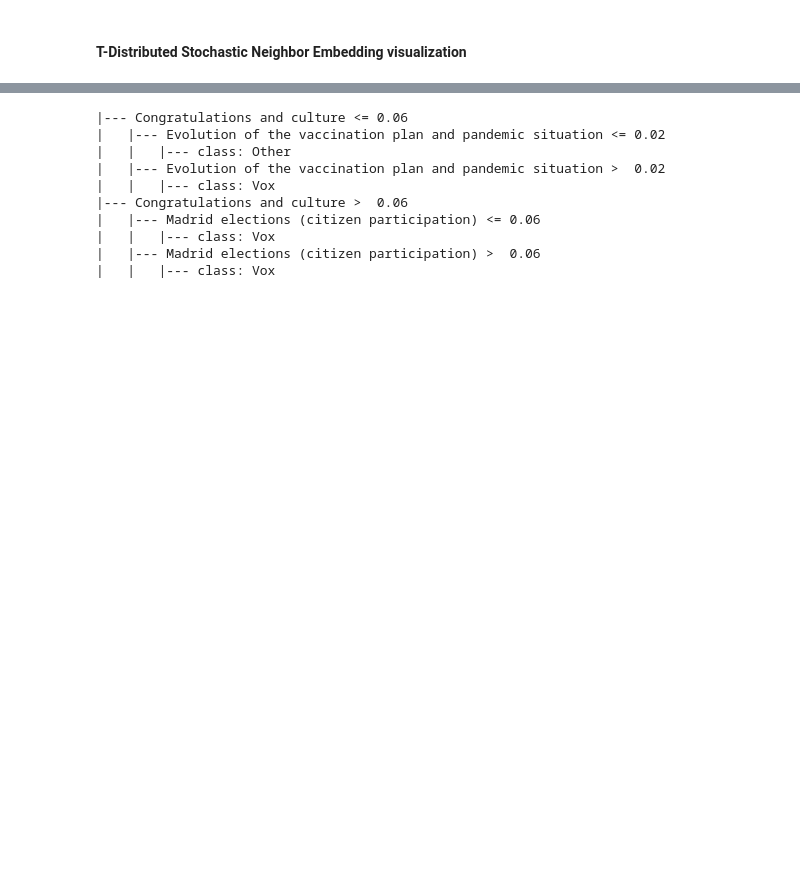
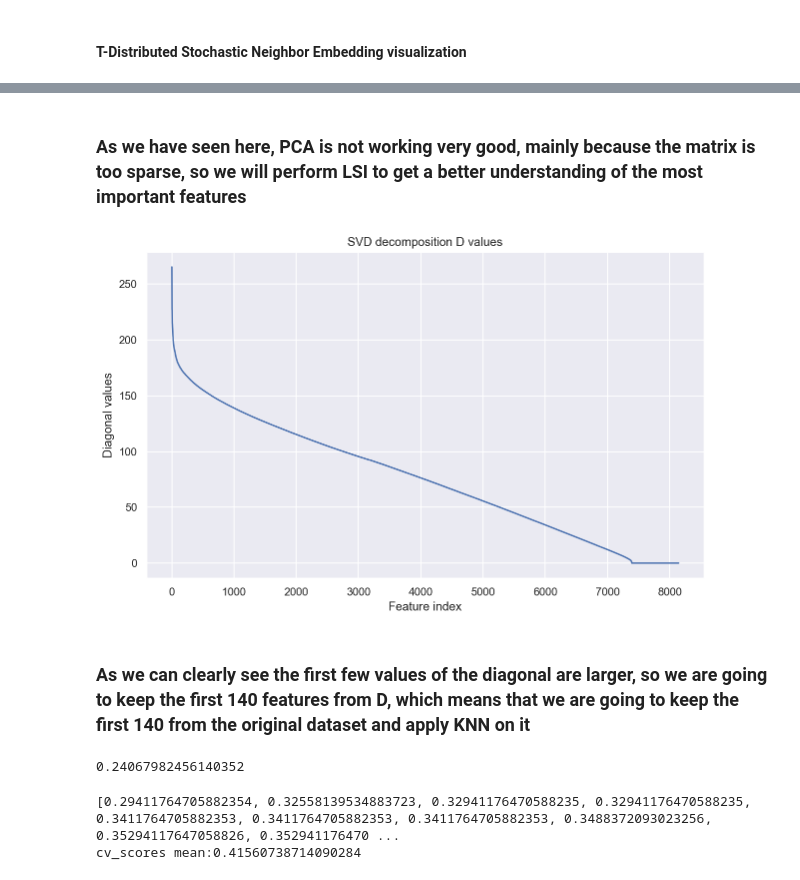
Before and after one commit to saizk/NLP-with-Spanish-Politicians-Tweets, a Jupyter notebook: task2_classification_tfidf.ipynb, the cells around one changed output, grey strips where cells are left out. Saved outputs shown, nothing was run; the diff lists cells and outputs as text; code cells hidden in the pictures; blank space fills up the shorter version.

Commit message:
task 2 tfidf SVD and then KNN

```diff
--- a/task2_classification_tfidf.ipynb
+++ b/task2_classification_tfidf.ipynb
@@ -35,0 +41,14 @@ del final_df['Author']
+# %%
+lista = tfidf[bow]
+
+dict_2_list = []
+for i in range(0,len(lista)):
+    item_dict = {item[0]: item[1] for item in lista[i]}
+    dict_2_list.append(item_dict)
+
+
+data = pd.DataFrame(dict_2_list) #We create the new dataframe with the new dictionary
+data.fillna(0,inplace=True) #We fill the nans with 0 as the vectors were sparse
+
+data["Mayor Parties"] = tm_dataframe["Mayor Parties"]
+data
@@ -37,7 +70,7 @@ del final_df['Author']
 ### Sets split
 # %%
 #we separate our data into training and test
-df_test, df_train = train_test_split(final_df, test_size=0.7, random_state=420)
+df_test, df_train = train_test_split(data, test_size=0.7, random_state=420)
 
 df_test, df_val = train_test_split(df_test, test_size=0.5, random_state=420)
 
@@ -300,14 +130,0 @@ X_val = df_val.iloc[:,2:-2]
-# %%
-max_depth = range(2,14)
-criterion = ['gini', 'entropy']
-clf_GS = GridSearchCV(estimator = DecisionTreeClassifier(),
-                      param_grid = {'criterion':criterion,'max_depth':max_depth},
-                      n_jobs = -1)
-clf_GS.fit(X_train, Y_train)
-
-print(clf_GS.best_score_)
-print(clf_GS.best_params_)
-
-tree_classifier = DecisionTreeClassifier(**clf_GS.best_params_).fit(X_train,Y_train)
-print(f'Accuracy on trainset: {tree_classifier.score(X_train,Y_train)}')
-print(f'Accuracy on testset: {tree_classifier.score(X_test,Y_test)}')
@@ -363,13 +130,0 @@ Accuracy on testset:  0.29049897470950103
-# %%
-print(export_text(tree_classifier, feature_names=list(final_df.columns[2:-4])))
-# %% [output]
-|--- Congratulations and culture <= 0.06
-|   |--- Evolution of the vaccination plan and pandemic situation <= 0.02
-|   |   |--- class: Other
-|   |--- Evolution of the vaccination plan and pandemic situation >  0.02
-|   |   |--- class: Vox
-|--- Congratulations and culture >  0.06
-|   |--- Madrid elections (citizen participation) <= 0.06
-|   |   |--- class: Vox
-|   |--- Madrid elections (citizen participation) >  0.06
-|   |   |--- class: Vox
@@ -381,0 +131,15 @@ print(export_text(tree_classifier, feature_names=list(final_df.columns[2:-4])))
+# %% [markdown]
+### As we have seen here, PCA is not working very good, mainly because the matrix is too sparse, so we will perform LSI to get a better understanding of the most important features
+# %%
+Dtra, Stra, Ttra = np.linalg.svd(X_train)
+# %%
+plt.figure()
+plt.title('SVD decomposition D values')
+plt.xlabel('Feature index')
+plt.ylabel('Diagonal values')
+plt.plot(Stra)
+plt.show()
+# %% [output]
+[figure, added]
+# %% [markdown]
+### As we can clearly see the first few values of the diagonal are larger, so we are going to keep the first 140 features from D, which means that we are going to keep the first 140 from the original dataset and apply KNN on it
@@ -381,0 +154,11 @@ print(export_text(tree_classifier, feature_names=list(final_df.columns[2:-4])))
+# %%
+from sklearn.neighbors import KNeighborsClassifier
+# Create KNN classifier
+knn = KNeighborsClassifier(n_neighbors = 15)
+# Fit the classifier to the data
+knn.fit(P_train, Y_train)
+
+#check accuracy of our model on the test data
+knn.score(P_test, Y_test)
+# %% [output]
+0.24067982456140352
@@ -381,0 +172,7 @@ print(export_text(tree_classifier, feature_names=list(final_df.columns[2:-4])))
+# %%
+cv_scores
+print(sorted(cv_scores))
+print('cv_scores mean:{}'.format(np.mean(cv_scores)))
+# %% [output]
+[0.29411764705882354, 0.32558139534883723, 0.32941176470588235, 0.32941176470588235, 0.3411764705882353, 0.3411764705882353, 0.3411764705882353, 0.3488372093023256, 0.35294117647058826, 0.352941176470 ...
+cv_scores mean:0.41560738714090284
```
Also changed, not shown: parts of 31 cells of this notebook.
